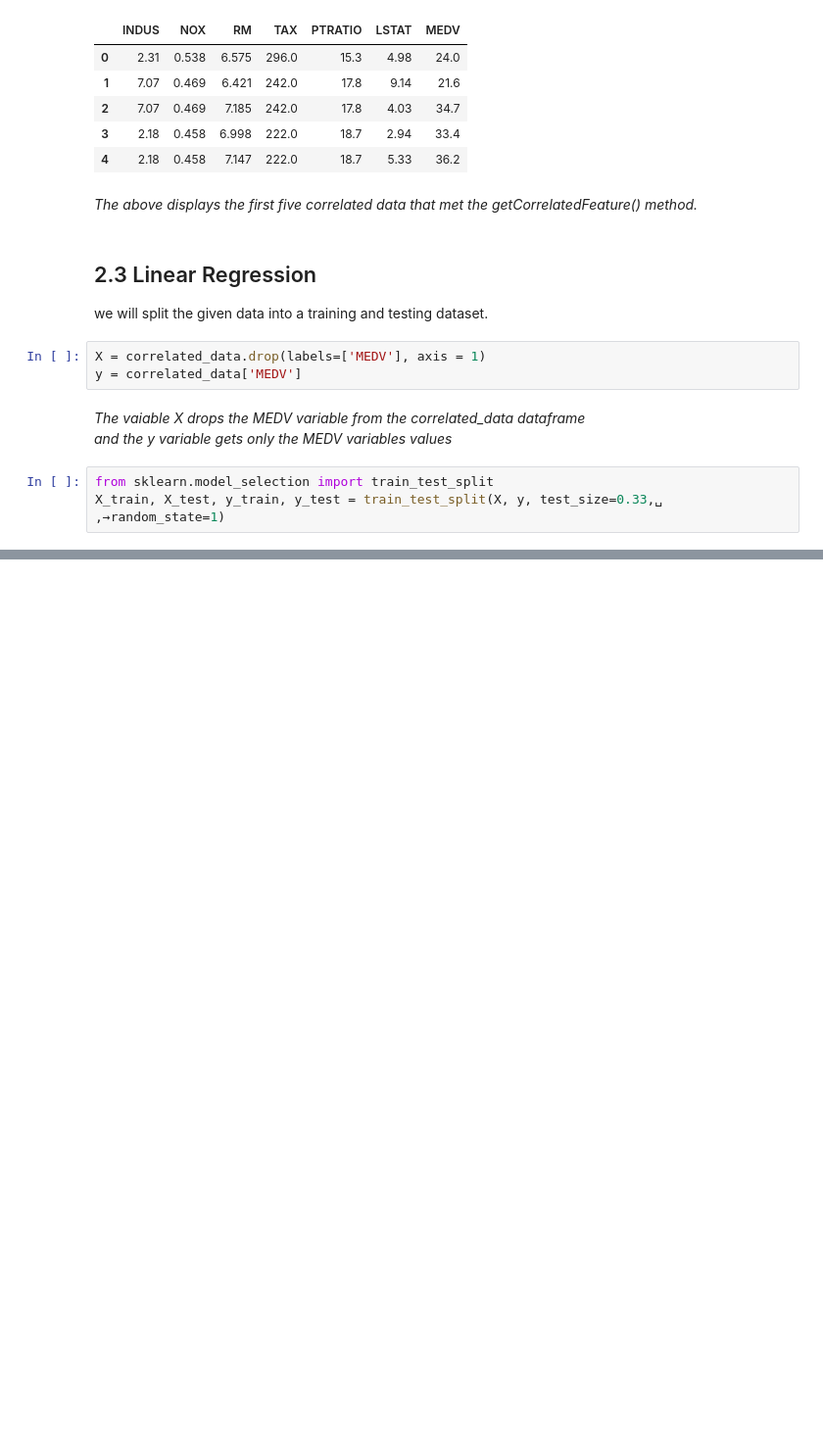
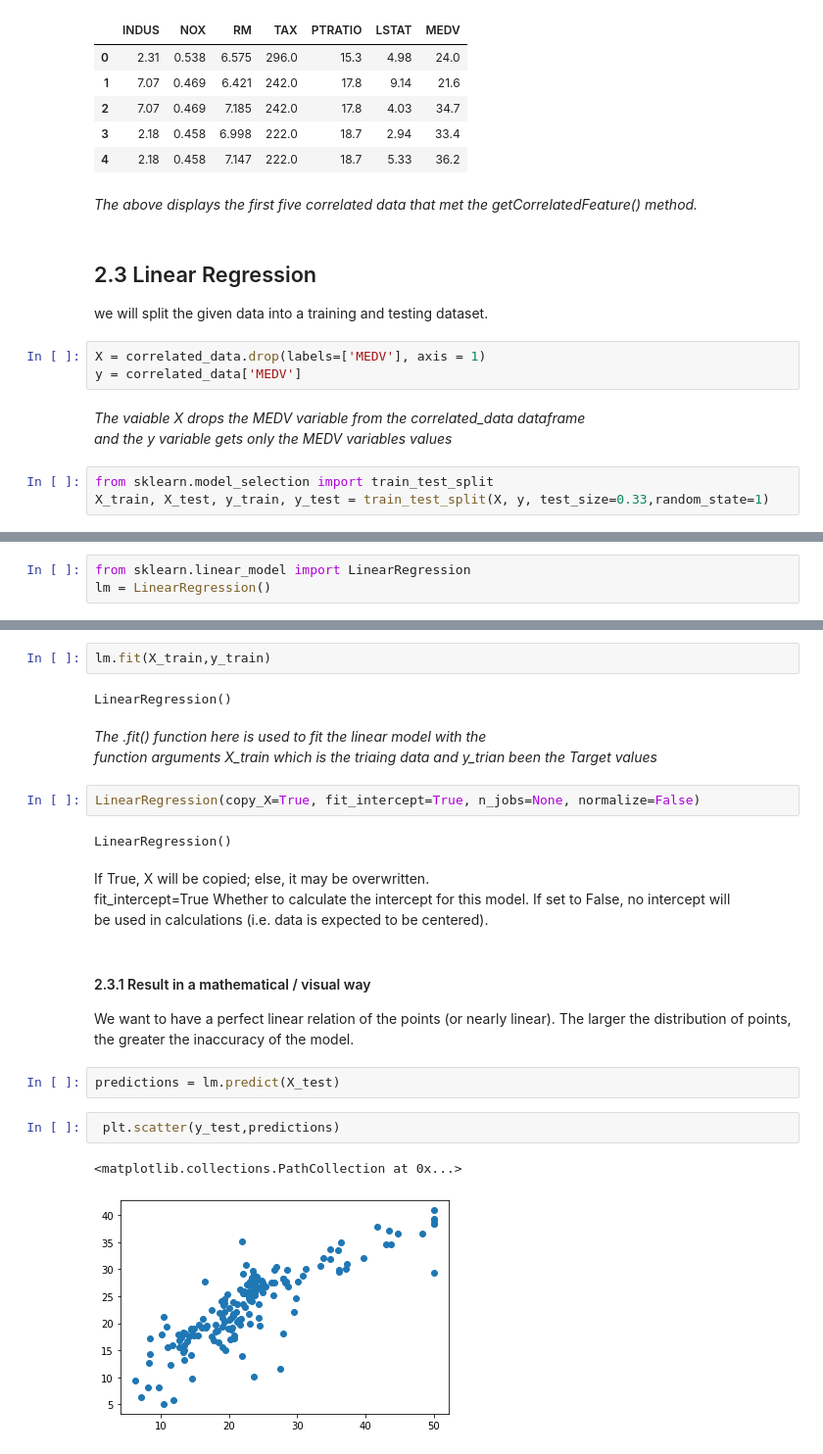
Before and after one commit to eankomah/ML-Assignment-Real-Pricing, a Jupyter notebook: Real Pricing.ipynb, the cells around one changed output, grey strips where cells are left out. Shown at 98% size. Cells and saved outputs as stored; diff of their text form; blank space fills up the shorter version.

Commit message:
sklearn commit
this commit is up to 2.3.1 Result in a mathematical / visual way

```diff
--- a/Real Pricing.ipynb
+++ b/Real Pricing.ipynb
@@ -297,5 +297,4 @@ y = correlated_data['MEDV']
 and the y variable gets only the MEDV variables values*
 # %%
 from sklearn.model_selection import train_test_split
-X_train, X_test, y_train, y_test = train_test_split(X, y, test_size=0.33,␣
-,→random_state=1)
+X_train, X_test, y_train, y_test = train_test_split(X, y, test_size=0.33,random_state=1)
@@ -303,0 +304,3 @@ SyntaxError: invalid character in identifier (<ipython-input-23-c2faceb3a14b>, l
+# %%
+from sklearn.linear_model import LinearRegression
+lm = LinearRegression()
@@ -303,0 +310,27 @@ SyntaxError: invalid character in identifier (<ipython-input-23-c2faceb3a14b>, l
+# %%
+lm.fit(X_train,y_train)
+# %% [output]
+LinearRegression()
+# %% [markdown]
+*The .fit() function here is used to fit the linear model with the\
+function arguments X_train which is the triaing data and y_trian been the Target values*
+# %%
+LinearRegression(copy_X=True, fit_intercept=True, n_jobs=None, normalize=False)
+# %% [output]
+LinearRegression()
+# %% [markdown]
+If True, X will be copied; else, it may be overwritten.\
+fit_intercept=True
+Whether to calculate the intercept for this model. If set to False, no intercept will \
+be used in calculations (i.e. data is expected to be centered).
+# %% [markdown]
+#### 2.3.1 Result in a mathematical / visual way
+We want to have a perfect linear relation of the points (or nearly linear). The larger the distribution
+of points, the greater the inaccuracy of the model.
+# %%
+predictions = lm.predict(X_test)
+# %%
+ plt.scatter(y_test,predictions)
+# %% [output]
+<matplotlib.collections.PathCollection at 0x...>
+[figure, added]
```
Also changed, not shown: parts of 3 cells of this notebook.
